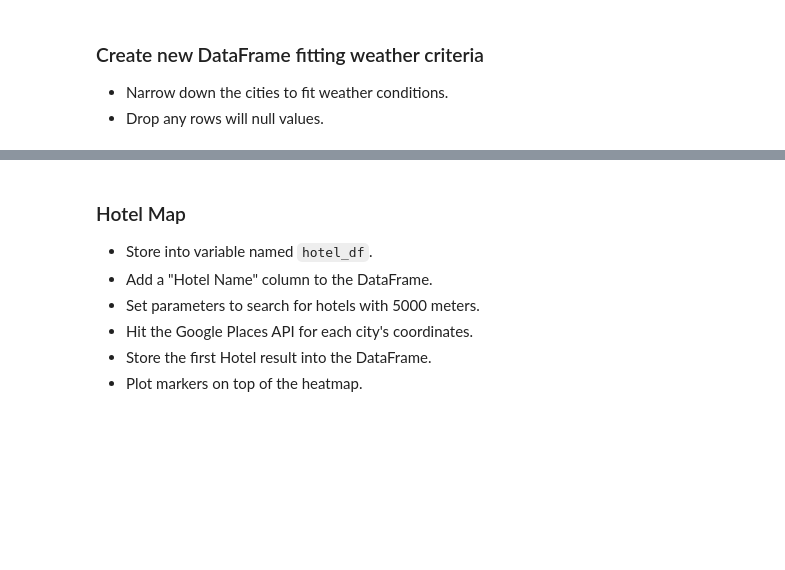
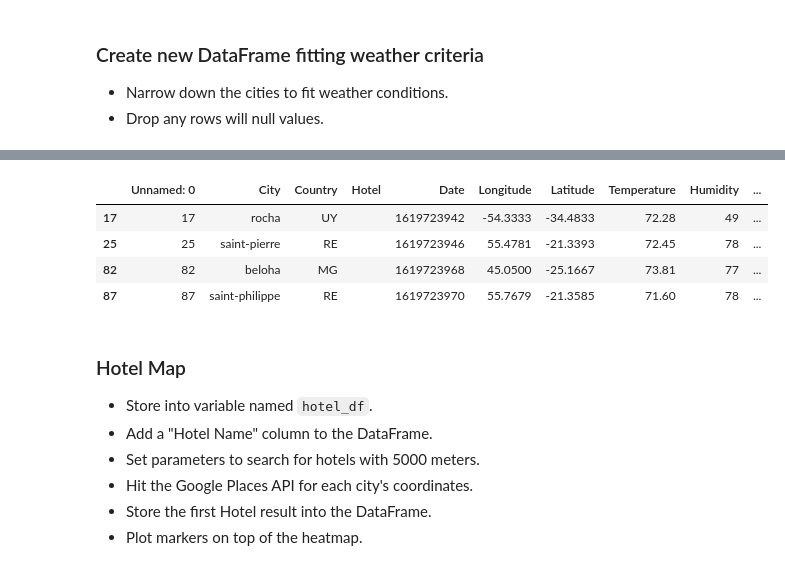
Before and after one commit to adrianna-addicks/python-api-challenge, a Jupyter notebook: starter_code/VacationPy.ipynb, the cells around one changed output, grey strips where cells are left out. Drawn from its saved outputs; the diff is of its cells as text; code cells hidden in the pictures; blank space fills up the shorter version.

Commit message:
created hotel df for second hw

```diff
--- a/starter_code/VacationPy.ipynb
+++ b/starter_code/VacationPy.ipynb
@@ -45,6 +45,17 @@ fig
 * Narrow down the cities to fit weather conditions.
 * Drop any rows will null values.
 # %%
-perfect_weather=city_df.loc[city_df["Temperature"]<= 85& >= 70]
-perfect_wind=city_df.loc[city_df["Wind Speed"] <= 10]
+perfect_weather=city_df[(city_df["Temperature"] >= 70)
+                        &(city_df["Temperature"] <= 85)
+                        &(city_df["Wind Speed"] <= 10)
+                        &(city_df["Cloudiness"] == 0)]
+
+perfect_weather.head()
+
+
+hotel_df= perfect_weather
+
+hotel_df.insert(3,"Hotel","")
+
+hotel_df.head()
 # %% [output]
@@ -52,3 +62,8 @@ SyntaxError: invalid syntax (<ipython-input-9-54f53cec258c>, line 1)
+|  | Unnamed: 0 | City | Country | Hotel | Date | Longitude | Latitude | Temperature | Humidity | ... |
+| 17 | 17 | rocha | UY |  | 1619723942 | -54.3333 | -34.4833 | 72.28 | 49 | ... |
+| 25 | 25 | saint-pierre | RE |  | 1619723946 | 55.4781 | -21.3393 | 72.45 | 78 | ... |
+| 82 | 82 | beloha | MG |  | 1619723968 | 45.0500 | -25.1667 | 73.81 | 77 | ... |
+| 87 | 87 | saint-philippe | RE |  | 1619723970 | 55.7679 | -21.3585 | 71.60 | 78 | ... |
 # %% [markdown]
 ### Hotel Map
 * Store into variable named `hotel_df`.
```
Also changed, not shown: parts of 1 cell of this notebook, 3 other files.
